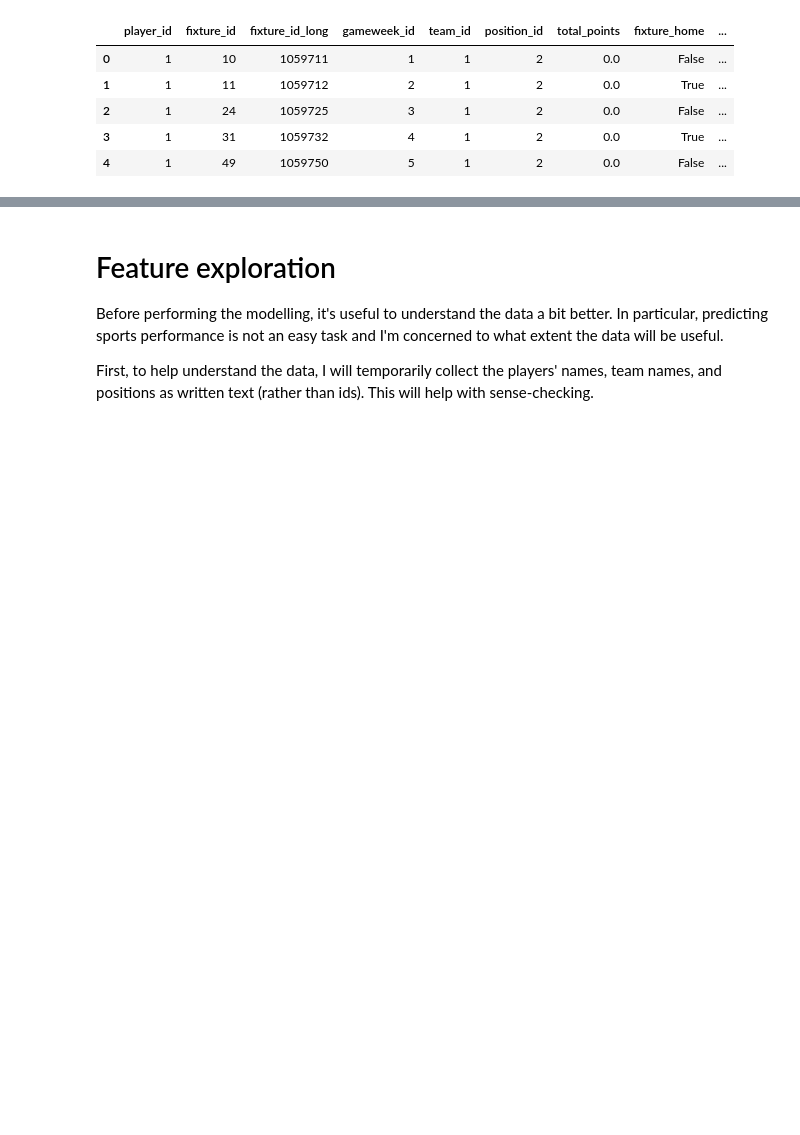
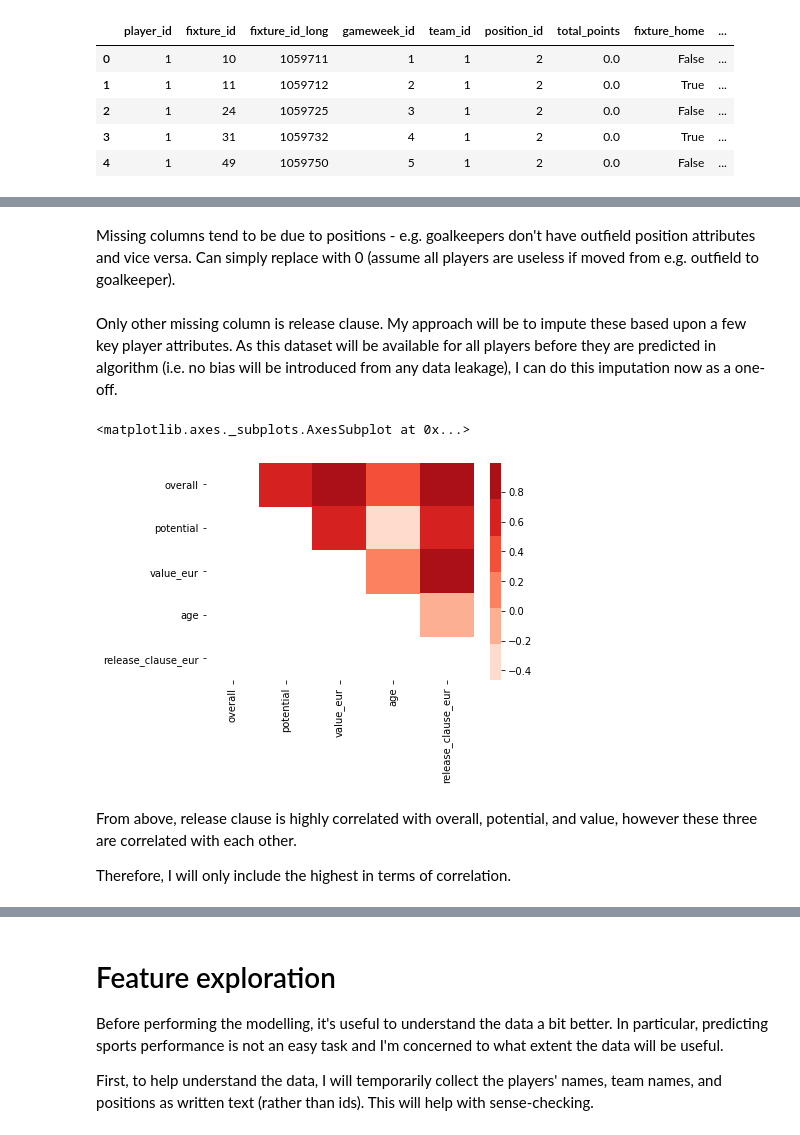
Before and after one commit to Hazzais/fantasy_premier_league, a Jupyter notebook: modelling/exploratory_analysis_and_feature_engineering.ipynb, the cells around one changed output, grey strips where cells are left out. Drawn from its saved outputs; the diff is of its cells as text; code cells hidden in the pictures; blank space fills up the shorter version.

Commit message:
Added FIFA data to EDA notebook

```diff
--- a/modelling/exploratory_analysis_and_feature_engineering.ipynb
+++ b/modelling/exploratory_analysis_and_feature_engineering.ipynb
@@ -813,0 +678,5 @@ subset_data2\
+# %%
+fifa_data[['player_tags', 'player_traits']] = \
+        fifa_data[['player_tags', 'player_traits']].replace(r'\\xa0|#|\s', '', regex=True)
+fifa_data[['player_tags', 'player_traits', 'body_type', 'preferred_foot']] = \
+        fifa_data[['player_tags', 'player_traits', 'body_type', 'preferred_foot']].fillna('').applymap(lambda x: x.lower())
@@ -813,0 +705,4 @@ subset_data2\
+# %%
+fifa_data['is_uk_roi_player'] = fifa_data['nationality'].isin(('England', 'Wales', 'Republic of Ireland',
+                                                               'Scotland', 'Northern Ireland '))
+fifa_data.drop(columns=['nationality'], inplace=True)
@@ -813,0 +754,40 @@ subset_data2\
+# %% [markdown]
+Missing columns tend to be due to positions - e.g. goalkeepers don't have outfield position attributes and vice versa. Can simply replace with 0 (assume all players are useless if moved from e.g. outfield to goalkeeper).
+# %%
+gk_cols = [col for col in fifa_data.columns if col.startswith('gk_')]
+pos_cols = ['rf', 'ldm', 'ram', 'lm', 'lcm', 'cm', 'rcm', 'rm', 'lwb', 'cdm',
+            'rdm', 'rwb', 'lb', 'lcb', 'cb', 'rcb', 'rb', 'cam', 'lam',
+            'rw', 'ls', 'st', 'rs', 'lf', 'cf', 'lw']
+other_non_gk_cols = ['dribbling', 'pace', 'defending', 'passing', 'shooting', 'physic']
+fifa_data[gk_cols + pos_cols + other_non_gk_cols] = fifa_data[gk_cols + pos_cols + other_non_gk_cols].fillna(0)
+# %% [markdown]
+Only other missing column is release clause. My approach will be to impute these based upon a few key player attributes. As this dataset will be available for all players before they are predicted in algorithm (i.e. no bias will be introduced from any data leakage), I can do this imputation now as a one-off.
+# %%
+# Columns likley to be related to release clause
+impute_data = fifa_data[['overall', 'potential', 'value_eur', 'age', 'release_clause_eur']].copy()
+# %%
+from sklearn.linear_model import LinearRegression
+from sklearn.preprocessing import StandardScaler
+from sklearn.model_selection import train_test_split
+from scipy.stats import norm
+from sklearn.metrics import r2_score
+import matplotlib.pyplot as plt
+import seaborn as sns
+
+use_impute_data = impute_data.dropna()
+
+imp_train, imp_test = train_test_split(use_impute_data, test_size=0.2,
+                                      random_state=42)
+col_corr = imp_train.corr(method='spearman')
+mask = np.tril(np.ones_like(col_corr, dtype=np.bool))
+
+sns.heatmap(col_corr,
+            cmap=sns.color_palette("Reds"),
+            mask=mask)
+# %% [output]
+<matplotlib.axes._subplots.AxesSubplot at 0x...>
+[figure, added]
+# %% [markdown]
+From above, release clause is highly correlated with overall, potential, and value, however these three are correlated with each other.
+
+Therefore, I will only include the highest in terms of correlation.
```
Also changed, not shown: parts of 54 cells of this notebook.
